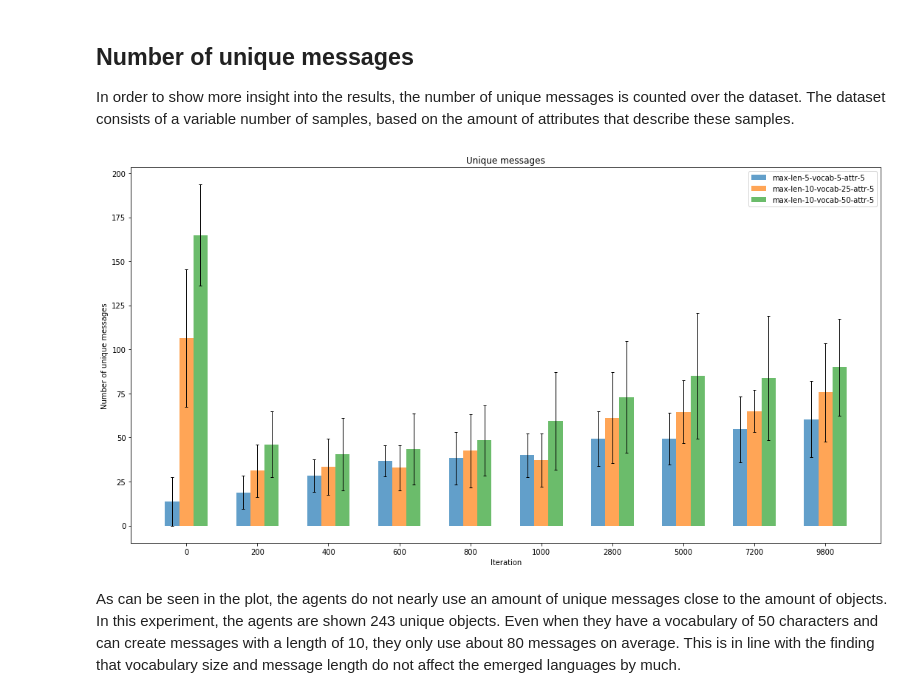
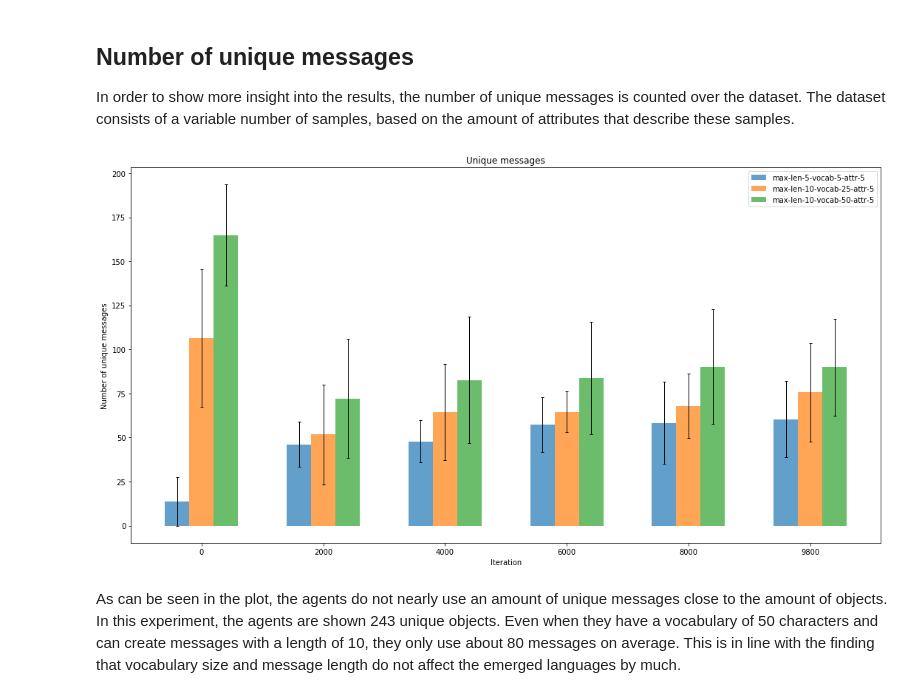
Before and after one commit to OscarLigthart/TopographicSimilarity, a Jupyter notebook: Overview Experiments.ipynb, the cells around one changed output. Drawn from its saved outputs; the diff is of its cells as text; code cells hidden in the pictures.

```diff
--- a/Overview Experiments.ipynb
+++ b/Overview Experiments.ipynb
@@ -334,11 +367,11 @@ In order to force agents to capture fundamental properties, we sample distractor
 # %%
 RSA_BASELINE = pickle.load(open(f'runs/lstm_max_len_10_vocab_25_attr_5/rsa_analysis.pkl', 'rb'))
 
-RSA_HARD = pickle.load(open(f'runs/lstm_max_len_10_vocab_25_attr_5_related/rsa_analysis.pkl', 'rb'))
+RSA_RELATED = pickle.load(open(f'runs/lstm_max_len_10_vocab_25_attr_5_related/rsa_analysis.pkl', 'rb'))
 
 RSA_ANALYSIS = {
                 'Baseline' : RSA_BASELINE,
-                'Hard': RSA_HARD,
+                'Related': RSA_RELATED,
                }
 
 for k in RSA_BASELINE:
@@ -347,8 +380,8 @@ for k in RSA_BASELINE:
 
 paths = [
         'runs/lstm_max_len_10_vocab_25_attr_5',
-        'runs/lstm_max_len_10_vocab_25_attr_5_related'
-]
+        'runs/lstm_max_len_10_vocab_25_attr_5_related',
+        ]
 
-plot_metric(paths, 'acc')
+plot_metric(paths, 'acc', title='Accuracy')
 # %% [output]
@@ -358,3 +391,22 @@ plot_metric(paths, 'acc')
 # %% [markdown]
 On a larger size of vocabulary and max length, the plots start showing more gradual convergence of languages. At first the languages do not seem to show any strcuture, but later on they seem to surpass the baseline.
 Maybe run this for more iterations? --> get the accuracy values
+# %%
+RSA_RELATED = pickle.load(open(f'runs/lstm_max_len_10_vocab_25_attr_5_related/rsa_analysis.pkl', 'rb'))
+RSA_BAD = pickle.load(open(f'runs/lstm_max_len_10_vocab_25_attr_5_related_bad/rsa_analysis.pkl', 'rb'))
+
+RSA_ANALYSIS = {
+                'Bad' : RSA_BAD,
+                'Related': RSA_RELATED,
+               }
+
+for k in RSA_BASELINE:
+    if k == "ham_messages" or k == "lev_messages":
+        plot_rsa_metric(RSA_ANALYSIS, metric=k)
+
+paths = [
+        'runs/lstm_max_len_10_vocab_25_attr_5_related',
+        'runs/lstm_max_len_10_vocab_25_attr_5_related_bad',
+        ]
+
+plot_metric(paths, 'acc', title='Accuracy')
@@ -373,4 +429,12 @@ RSA_ANALYSIS = {
 for k in RSA_BASELINE:
     if k == "ham_messages" or k == "lev_messages":
         plot_rsa_metric(RSA_ANALYSIS, metric=k)
+
+
+paths = [
+        'runs/lstm_max_len_10_vocab_25_attr_6',
+        'runs/lstm_max_len_10_vocab_25_attr_6_related'
+]
+
+plot_metric(paths, 'acc')
 # %% [output]
@@ -575,23 +641,24 @@ def plot_um(um_list, paths):
 # %%
 # load interesting metrics
 paths = [
          "runs/lstm_max_len_5_vocab_5_attr_5",
          "runs/lstm_max_len_10_vocab_25_attr_5",
          "runs/lstm_max_len_10_vocab_50_attr_5",
          #"runs/lstm_max_len_5_vocab_5_attr_5_related"
         ]
 
 # add metric file, set checkpoints
-metrics = [0, 200, 400, 600, 800, 1000, 2800, 5000, 7200, 9800]
+#metrics = [0, 200, 400, 600, 800, 1000, 2800, 5000, 7200, 9800]
+metrics = [0, 2000, 4000, 6000, 8000, 9800]
 
 um_list = []
 for path in paths:
     um = unique_messages(path, metrics, show_results=False)
     um_list.append(um)
 
 plot_um(um_list, paths)
 # %% [output]
-[figure, old version]
+[figure, new version]
 # %% [markdown]
 As can be seen in the plot, the agents do not nearly use an amount of unique messages close to the amount of objects. In this experiment, the agents are shown 243 unique objects. Even when they have a vocabulary of 50 characters and can create messages with a length of 10, they only use about 80 messages on average. This is in line with the finding that vocabulary size and message length do not affect the emerged languages by much.
 # %% [markdown]
```
Also changed, not shown: parts of 23 cells of this notebook, 8 other files.
